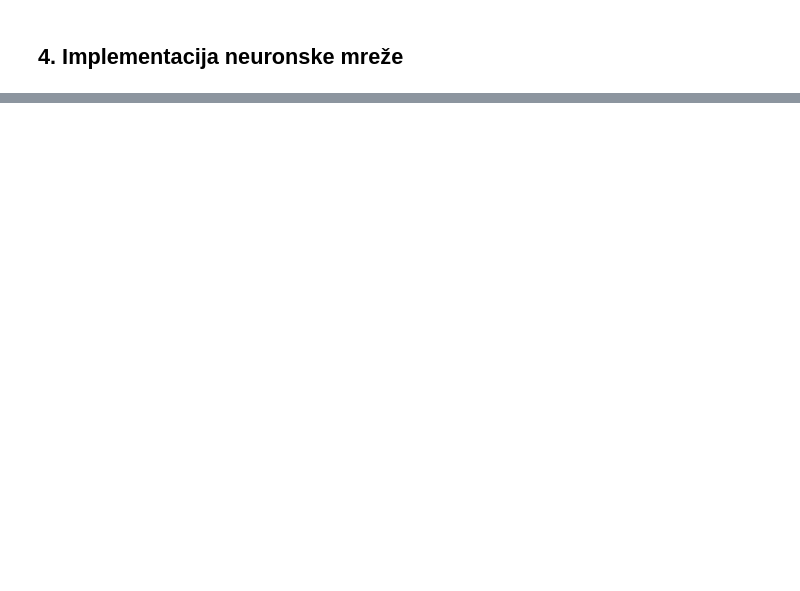
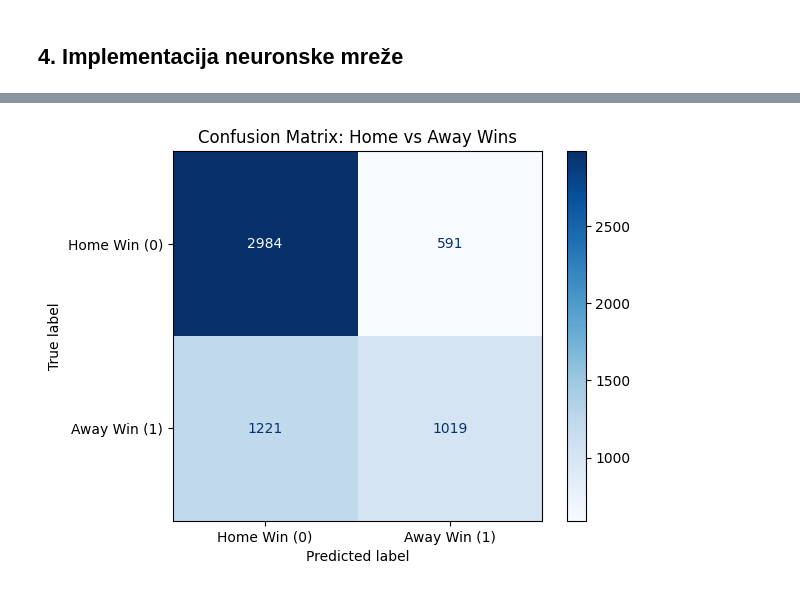
Before and after one commit to as547777/Neural-Networks-Football-Match-Prediction, a Jupyter notebook: Predviđanje ishoda nogometnih utakmica.ipynb, the cells around one changed output, grey strips where cells are left out. Drawn from its saved outputs; the diff is of its cells as text; code cells hidden in the pictures; blank space fills up the shorter version.

```diff
--- a/Predviđanje ishoda nogometnih utakmica.ipynb
+++ b/Predviđanje ishoda nogometnih utakmica.ipynb
@@ -237,6 +238,7 @@ ratings = df_match.apply(get_match_ratings, axis=1)
 ratings.columns = ['home_team_rating', 'away_team_rating']
 
 df_match = pd.concat([df_match, ratings], axis=1)
+df_match['rating_diff'] = (df_match['home_team_rating'] - df_match['away_team_rating'])
 # %% [markdown]
 ### 2.4.3. Spajanje atributa timova
 
@@ -269,6 +271,7 @@ away_team_stats = df_match.apply(
 away_team_stats.columns = ['away_buildUpSpeed', 'away_defencePressure', 'away_passing']
 
 df_match = pd.concat([df_match, home_team_stats, away_team_stats], axis=1)
+df_match['rating_diff'] = df_match['home_team_rating'] - df_match['away_team_rating']
 print("Atributi timova uspješno dodani!")
 # %% [output]
 Dohvaćanje atributa domaćih timova...
@@ -393,7 +396,7 @@ form_stupci = [
 final_columns = [
     'id', 'date', 'season', 'league_id',
     'home_team_api_id', 'away_team_api_id',
-    'home_team_rating', 'away_team_rating',
+    'home_team_rating', 'away_team_rating', 'rating_diff',
     'result'
 ] + team_att_stupci + form_stupci + betting_stupci
 
@@ -403,7 +406,7 @@ team_dict = dict(zip(df_team['team_api_id'], df_team['team_long_name']))
 glavna_df['home_team_name'] = glavna_df['home_team_api_id'].map(team_dict)
 glavna_df['away_team_name'] = glavna_df['away_team_api_id'].map(team_dict)
 
-numerical_cols = ['home_team_rating', 'away_team_rating'] + team_att_stupci + form_stupci + betting_stupci
+numerical_cols = ['home_team_rating', 'away_team_rating', 'rating_diff'] + team_att_stupci + form_stupci + betting_stupci
 
 for col in numerical_cols:
     glavna_df[col] = glavna_df[col].fillna(glavna_df[col].mean())
@@ -412,7 +415,7 @@ new_order = [
     'id', 'date', 'season', 'league_id',
     'home_team_name', 'away_team_name',
     'result',
-    'home_team_rating', 'away_team_rating',
+    'home_team_rating', 'away_team_rating', 'rating_diff',
     'home_team_form_points', 'away_team_form_points',
     'home_avg_goals_scored', 'away_avg_goals_scored',
     'home_avg_goals_conceded', 'away_avg_goals_conceded',
@@ -443,0 +549,6 @@ Skaliranje i slično...
+# %%
+cols = ['home_team_rating', 'away_team_rating', 'rating_diff', 'home_buildUpSpeed', 'home_defencePressure',
+        'home_passing','away_buildUpSpeed', 'away_defencePressure', 'away_passing']
+
+mean_values = model_df[cols].mean()
+model_df[cols] = model_df[cols].fillna(mean_values)
@@ -445,0 +771,33 @@ Skaliranje i slično...
+# %%
+from sklearn.metrics import confusion_matrix, ConfusionMatrixDisplay
+import matplotlib.pyplot as plt
+import numpy as np
+
+#model.load_state_dict(torch.load('best_football_model.pt', weights_only=True))
+model.eval()
+all_preds = []
+all_labels = []
+
+with torch.no_grad():
+    for batch_x, batch_y in test_loader:
+        batch_x = batch_x.to(device)
+
+        outputs = model(batch_x)
+
+        preds = (outputs > 0.5).float()
+
+        all_preds.extend(preds.cpu().numpy())
+        all_labels.extend(batch_y.cpu().numpy())
+
+
+all_preds = np.array(all_preds)
+all_labels = np.array(all_labels)
+
+cm = confusion_matrix(all_labels, all_preds)
+
+disp = ConfusionMatrixDisplay(confusion_matrix=cm, display_labels=['Home Win (0)', 'Away Win (1)'])
+disp.plot(cmap=plt.cm.Blues)
+plt.title('Confusion Matrix: Home vs Away Wins')
+plt.show()
+# %% [output]
+[figure, added]
```
Also changed, not shown: parts of 26 cells of this notebook, 1 other file.
